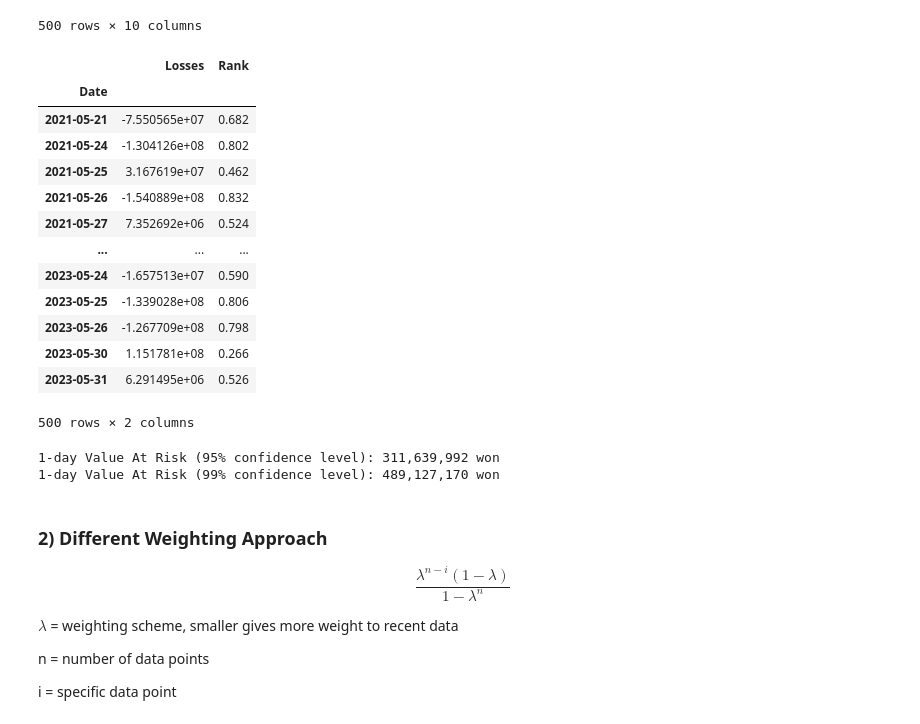
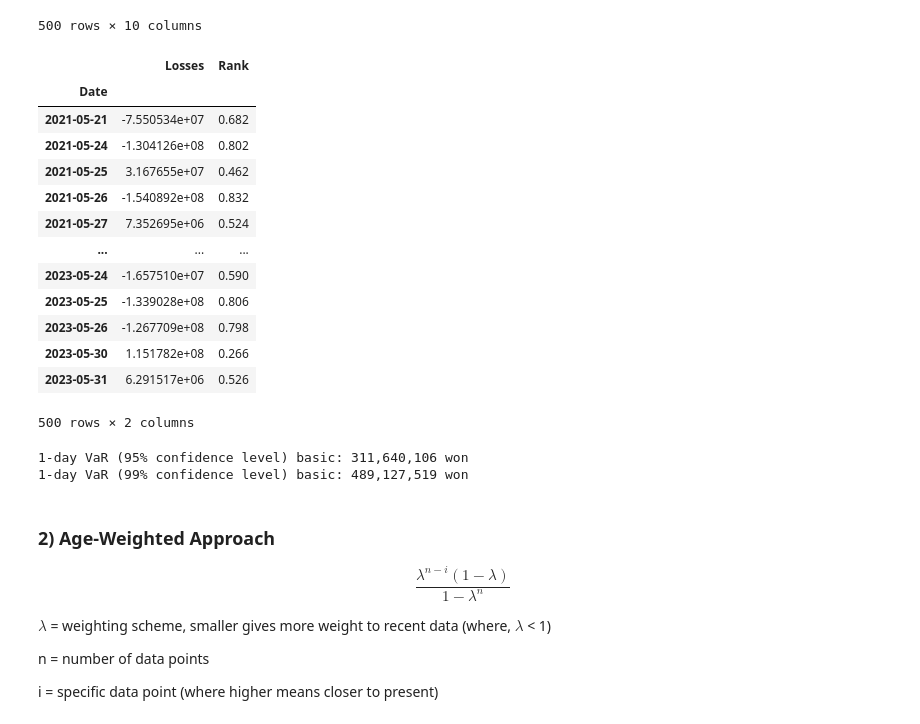
Before and after one commit to Readerlution/VaR-Empirical, a Jupyter notebook: stocks.ipynb, the cells around one changed output. Drawn from its saved outputs; the diff is of its cells as text; code cells hidden in the pictures.

```diff
--- a/stocks.ipynb
+++ b/stocks.ipynb
@@ -175,23 +175,23 @@ test_returns
 # %%
 portfolio_returns = test_returns.dot(allocation)  # Measuring risk, i.e., daily gain or loss of total portfolio for each "scenario"
 
 # Percentile ranked by "descending order"
-portfolio_risk = pd.concat([portfolio_returns,(portfolio_returns.rank(pct=True, ascending=False))], axis=1)
-portfolio_risk.columns = ['Losses', 'Rank']
-portfolio_risk
+portfolio_basic = pd.concat([portfolio_returns,(portfolio_returns.rank(pct=True, ascending=False))], axis=1)
+portfolio_basic.columns = ['Losses', 'Rank']
+portfolio_basic
 # %% [output]
 |  | Losses | Rank |
 | Date |  |  |
-| 2021-05-21 | -7.550565e+07 | 0.682 |
+| 2021-05-21 | -7.550534e+07 | 0.682 |
 | 2021-05-24 | -1.304126e+08 | 0.802 |
-| 2021-05-25 | 3.167619e+07 | 0.462 |
-| 2021-05-26 | -1.540889e+08 | 0.832 |
-| 2021-05-27 | 7.352692e+06 | 0.524 |
+| 2021-05-25 | 3.167655e+07 | 0.462 |
+| 2021-05-26 | -1.540892e+08 | 0.832 |
+| 2021-05-27 | 7.352695e+06 | 0.524 |
 | ... | ... | ... |
-| 2023-05-24 | -1.657513e+07 | 0.590 |
+| 2023-05-24 | -1.657510e+07 | 0.590 |
 | 2023-05-25 | -1.339028e+08 | 0.806 |
 | 2023-05-26 | -1.267709e+08 | 0.798 |
-| 2023-05-30 | 1.151781e+08 | 0.266 |
-| 2023-05-31 | 6.291495e+06 | 0.526 |
+| 2023-05-30 | 1.151782e+08 | 0.266 |
+| 2023-05-31 | 6.291517e+06 | 0.526 |
 500 rows × 2 columns
 # %%
@@ -199,21 +199,21 @@ sorted_basic = portfolio_risk.sort_values('Rank', ascending=False)
 # %%
 VaR_95_basic = -int(sorted_basic.iloc[int(.05*len(sorted_basic)-1)]['Losses'])
 VaR_99_basic = -int(sorted_basic.iloc[int(.01*len(sorted_basic)-1)]['Losses'])
-print(f"1-day Value At Risk (95% confidence level): {VaR_95_basic:,} won")
-print(f"1-day Value At Risk (99% confidence level): {VaR_99_basic:,} won")
+print(f"1-day VaR (95% confidence level) basic: {VaR_95_basic:,} won")
+print(f"1-day VaR (99% confidence level) basic: {VaR_99_basic:,} won")
 # %% [output]
-1-day Value At Risk (95% confidence level): 311,639,992 won
-1-day Value At Risk (99% confidence level): 489,127,170 won
+1-day VaR (95% confidence level) basic: 311,640,106 won
+1-day VaR (99% confidence level) basic: 489,127,519 won
 # %% [markdown]
-### 2) Different Weighting Approach
+### 2) Age-Weighted Approach
 
 $$\frac{\lambda^{n-i}(1-\lambda)}{1-\lambda^n}$$
 
-$\lambda$ = weighting scheme, smaller gives more weight to recent data
+$\lambda$ = weighting scheme, smaller gives more weight to recent data (where, $\lambda$ < 1)
 
 n = number of data points
 
-i = specific data point
+i = specific data point (where higher means closer to present)
 # %%
 weight_df = pd.DataFrame(columns = ["Days", "Losses"])
 weight_df["Losses"] = portfolio_returns
```
Also changed, not shown: parts of 17 cells of this notebook.
